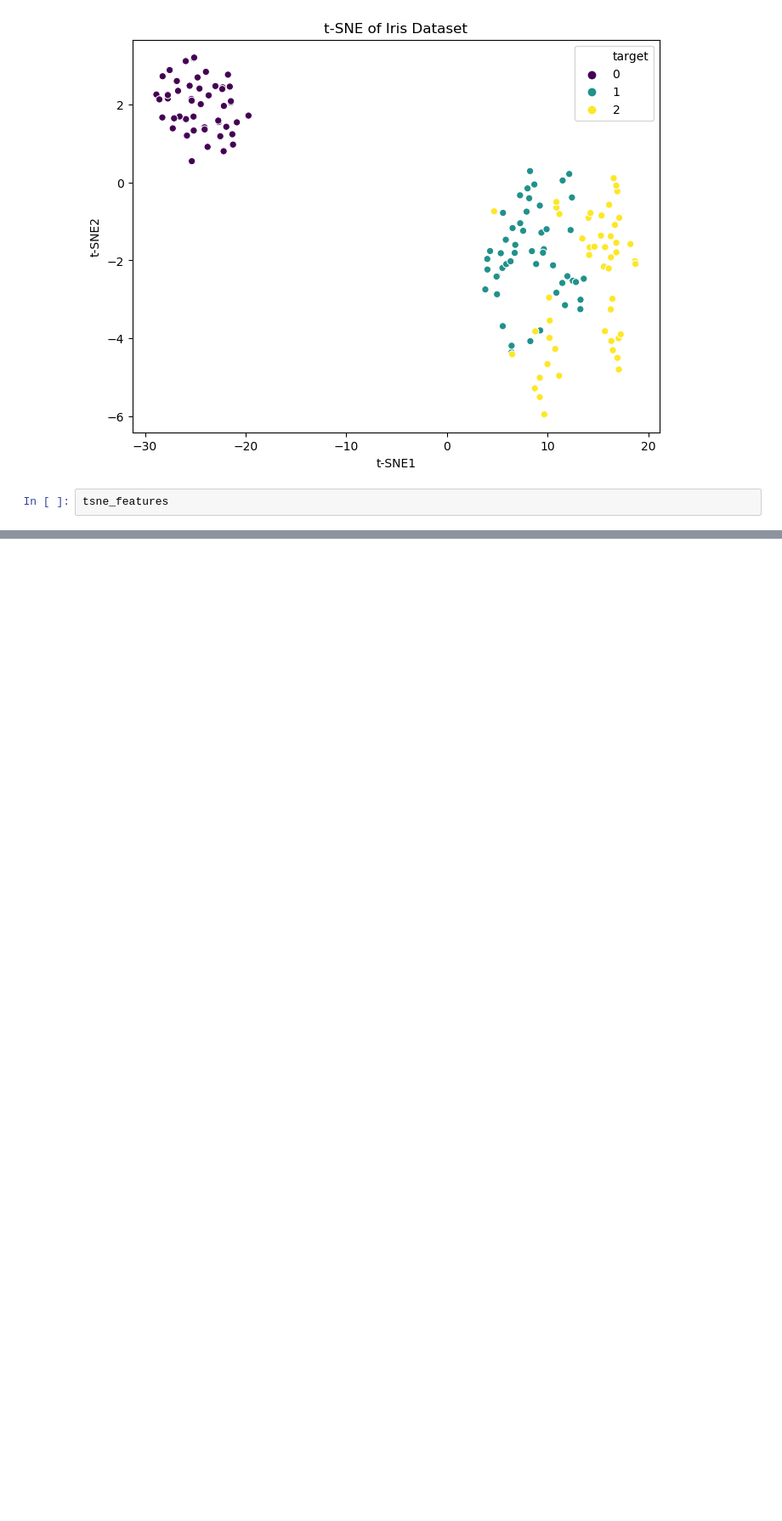
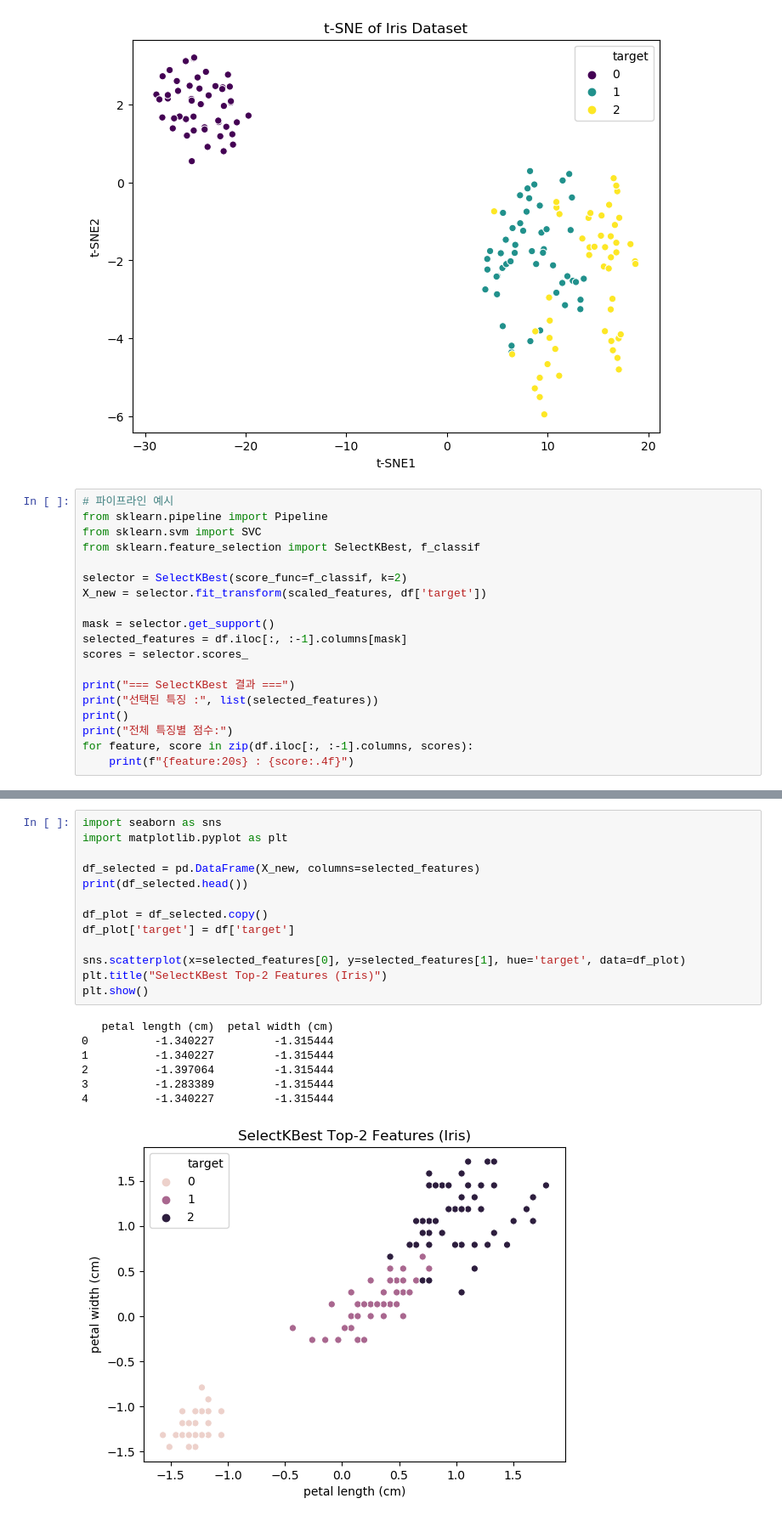
Before and after one commit to kangspa/ADP-study, a Jupyter notebook: PracticeTest/practice.ipynb, the cells around one changed output, grey strips where cells are left out. Shown at 85% size. Cells and saved outputs as stored; diff of their text form; blank space fills up the shorter version.

Commit message:
edit: 8. 차원 축소.md
KBest 내용 수정 및 추가

```diff
--- a/PracticeTest/practice.ipynb
+++ b/PracticeTest/practice.ipynb
@@ -73,5 +73,22 @@ plt.show()
 # %% [output]
 [figure]
 # %%
-tsne_features
+# 파이프라인 예시
+from sklearn.pipeline import Pipeline
+from sklearn.svm import SVC
+from sklearn.feature_selection import SelectKBest, f_classif
+
+selector = SelectKBest(score_func=f_classif, k=2)
+X_new = selector.fit_transform(scaled_features, df['target'])
+
+mask = selector.get_support()
+selected_features = df.iloc[:, :-1].columns[mask]
+scores = selector.scores_
+
+print("=== SelectKBest 결과 ===")
+print("선택된 특징 :", list(selected_features))
+print()
+print("전체 특징별 점수:")
+for feature, score in zip(df.iloc[:, :-1].columns, scores):
+    print(f"{feature:20s} : {score:.4f}")
 # %% [output]
@@ -94,0 +103,21 @@ array([[-25.380981  ,   2.1414094 ],
+# %%
+import seaborn as sns
+import matplotlib.pyplot as plt
+
+df_selected = pd.DataFrame(X_new, columns=selected_features)
+print(df_selected.head())
+
+df_plot = df_selected.copy()
+df_plot['target'] = df['target']
+
+sns.scatterplot(x=selected_features[0], y=selected_features[1], hue='target', data=df_plot)
+plt.title("SelectKBest Top-2 Features (Iris)")
+plt.show()
+# %% [output]
+   petal length (cm)  petal width (cm)
+0          -1.340227         -1.315444
+1          -1.340227         -1.315444
+2          -1.397064         -1.315444
+3          -1.283389         -1.315444
+4          -1.340227         -1.315444
+[figure, added]
```
Also changed, not shown: parts of 1 cell of this notebook, 1 other file.
